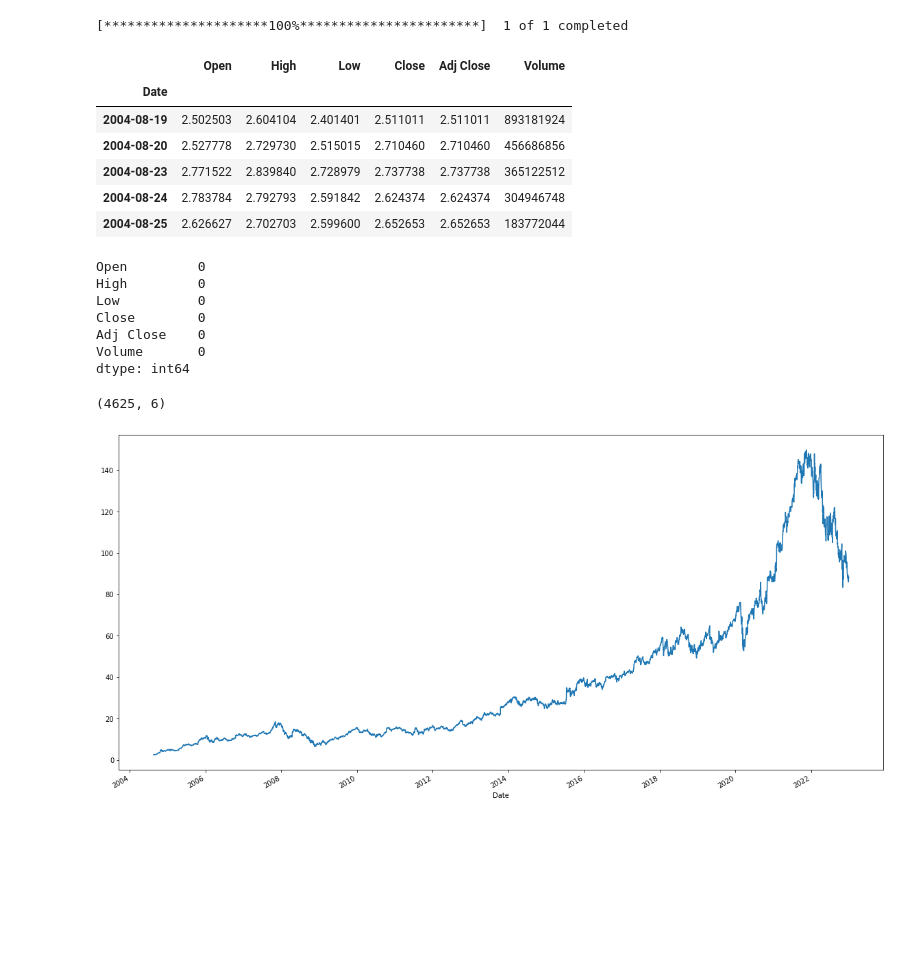
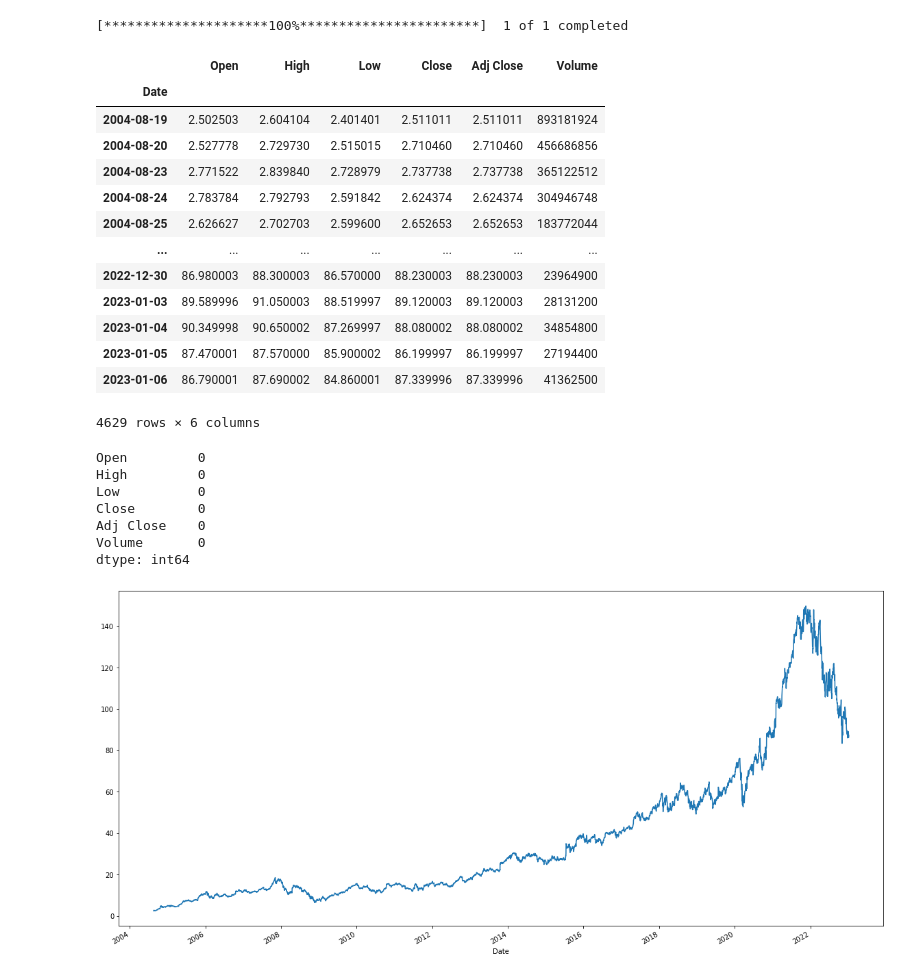
Before and after one commit to rkons88/Google-Alphabet-stock-price-forecast, a Jupyter notebook: PROJEKT ZALICZENIOWY.ipynb, the cells around one changed output. Drawn from its saved outputs; the diff is of its cells as text; code cells hidden in the pictures; blank space fills up the shorter version.

```diff
--- a/PROJEKT ZALICZENIOWY.ipynb
+++ b/PROJEKT ZALICZENIOWY.ipynb
@@ -38,17 +24,24 @@ from sklearn.neural_network import MLPRegressor
 # %%
 # IMPORT DANYCH Z WYKORZYSTANIEM YFINANCE
 
 data = yf.download('GOOGL', index_col = 0, squeeze = True, parse_dates=['Date'])
 
-#WYSWIETLENIE PIERWSZYCH 5CIU OBSERWACJI Z DANYCH
+#WYSWIETLENIE DANYCH
 
-data.head()
+data
 # %% [output]
 [*********************100%***********************]  1 of 1 completed
 |  | Open | High | Low | Close | Adj Close | Volume |
 | Date |  |  |  |  |  |  |
 | 2004-08-19 | 2.502503 | 2.604104 | 2.401401 | 2.511011 | 2.511011 | 893181924 |
 | 2004-08-20 | 2.527778 | 2.729730 | 2.515015 | 2.710460 | 2.710460 | 456686856 |
 | 2004-08-23 | 2.771522 | 2.839840 | 2.728979 | 2.737738 | 2.737738 | 365122512 |
 | 2004-08-24 | 2.783784 | 2.792793 | 2.591842 | 2.624374 | 2.624374 | 304946748 |
 | 2004-08-25 | 2.626627 | 2.702703 | 2.599600 | 2.652653 | 2.652653 | 183772044 |
+| ... | ... | ... | ... | ... | ... | ... |
+| 2022-12-30 | 86.980003 | 88.300003 | 86.570000 | 88.230003 | 88.230003 | 23964900 |
+| 2023-01-03 | 89.589996 | 91.050003 | 88.519997 | 89.120003 | 89.120003 | 28131200 |
+| 2023-01-04 | 90.349998 | 90.650002 | 87.269997 | 88.080002 | 88.080002 | 34854800 |
+| 2023-01-05 | 87.470001 | 87.570000 | 85.900002 | 86.199997 | 86.199997 | 27194400 |
+| 2023-01-06 | 86.790001 | 87.690002 | 84.860001 | 87.339996 | 87.339996 | 41362500 |
+4629 rows × 6 columns
@@ -64,9 +65,3 @@ Close        0
 Adj Close    0
 Volume       0
 dtype: int64
-# %%
-#WYŚWIETLENIE WYMIARÓW DANYCH
-
-data.shape
-# %% [output]
-(4625, 6)
```
Also changed, not shown: parts of 21 cells of this notebook.
